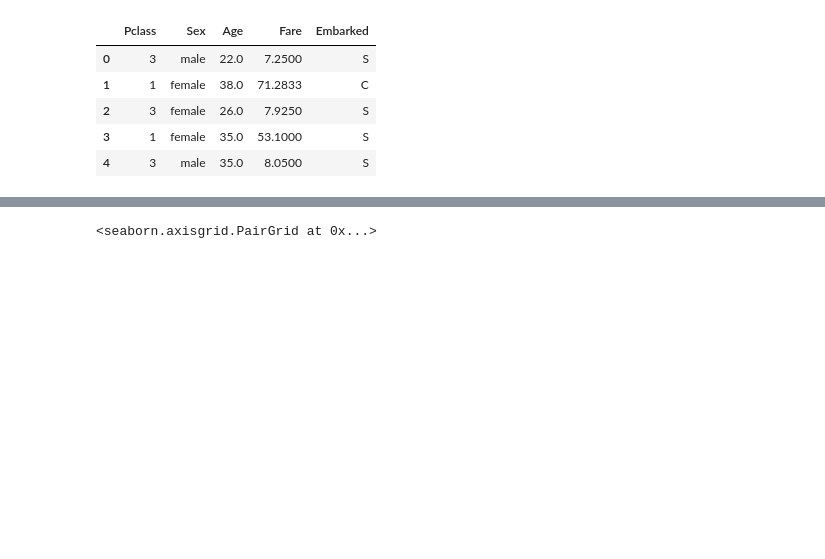
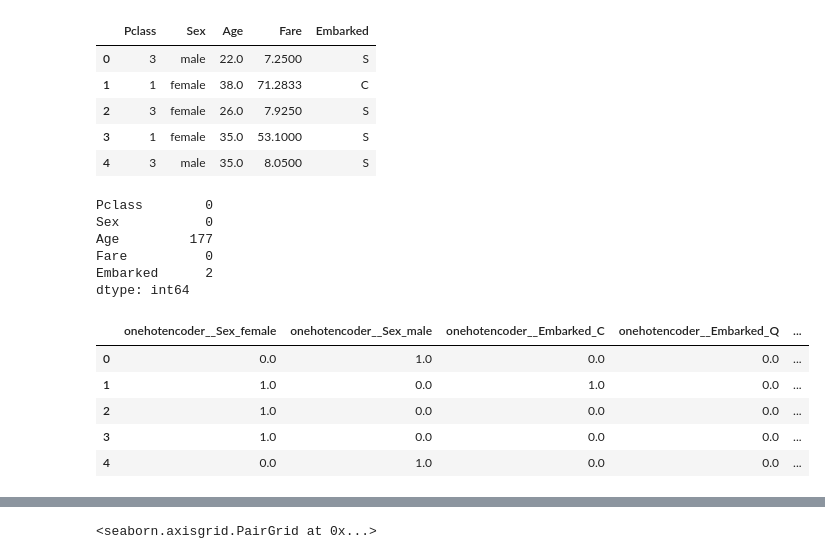
Before and after one commit to awatterson06/Kaggle, a Jupyter notebook: titanic-comp-exp.ipynb, the cells around one changed output, grey strips where cells are left out. Cells and saved outputs as stored; diff of their text form; code cells hidden in the pictures; blank space fills up the shorter version.

```diff
--- a/titanic-comp-exp.ipynb
+++ b/titanic-comp-exp.ipynb
@@ -77,3 +77,13 @@ X.head()
 | 2 | 3 | female | 26.0 | 7.9250 | S |
 | 3 | 1 | female | 35.0 | 53.1000 | S |
 | 4 | 3 | male | 35.0 | 8.0500 | S |
+# %%
+#find null values in our training data
+X.isnull().sum()
+# %% [output]
+Pclass        0
+Sex           0
+Age         177
+Fare          0
+Embarked      2
+dtype: int64
@@ -79,0 +102,9 @@ X.head()
+# %%
+X_encoded.head()
+# %% [output]
+|  | onehotencoder__Sex_female | onehotencoder__Sex_male | onehotencoder__Embarked_C | onehotencoder__Embarked_Q | ... |
+| 0 | 0.0 | 1.0 | 0.0 | 0.0 | ... |
+| 1 | 1.0 | 0.0 | 1.0 | 0.0 | ... |
+| 2 | 1.0 | 0.0 | 0.0 | 0.0 | ... |
+| 3 | 1.0 | 0.0 | 0.0 | 0.0 | ... |
+| 4 | 0.0 | 1.0 | 0.0 | 0.0 | ... |
```
Also changed, not shown: parts of 11 cells of this notebook.
